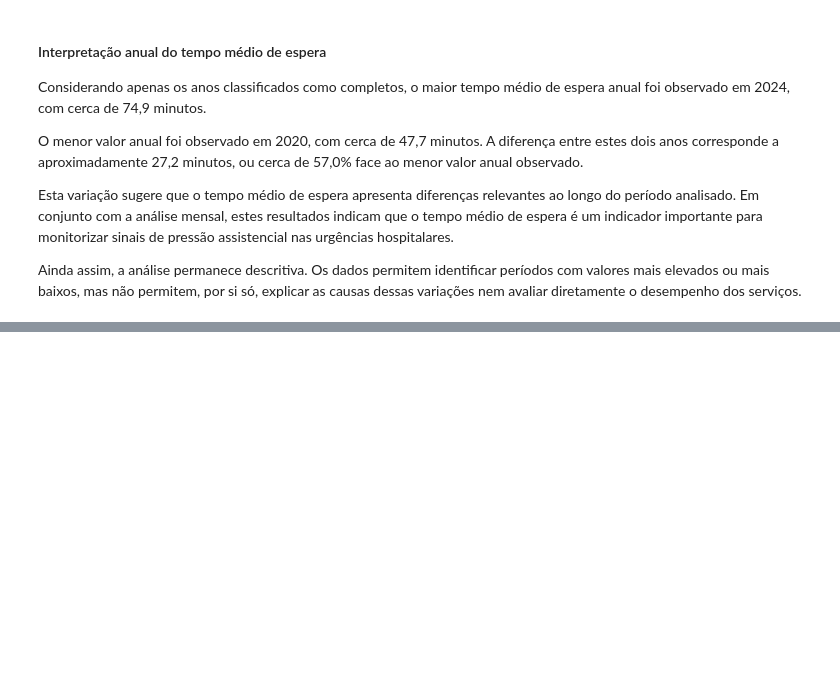
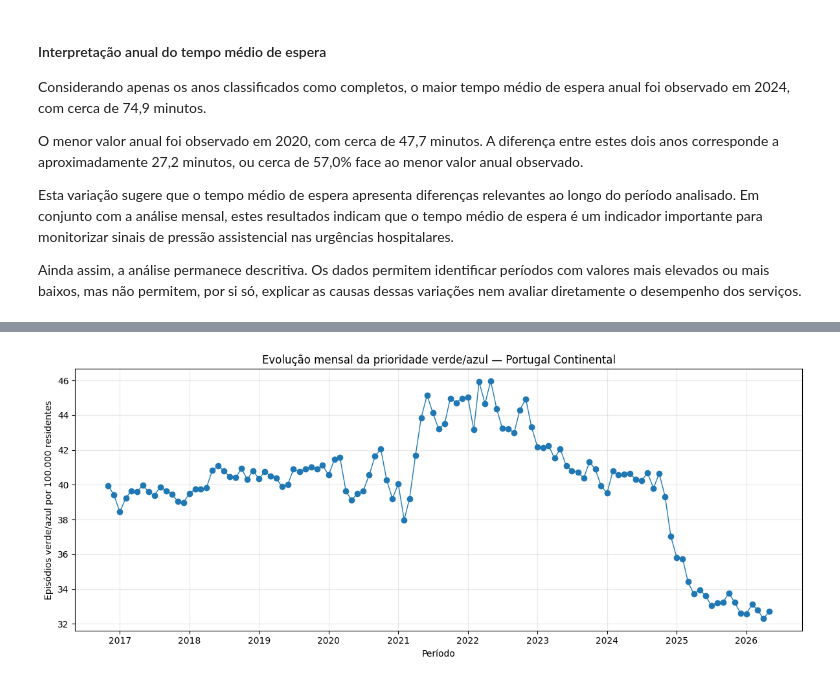
Before and after one commit to ivomargarido/ed-crowding-sns-portugal, a Jupyter notebook: notebooks/01_eda_monitorizacao_urgencias_sns.ipynb, the cells around one changed output, grey strips where cells are left out. Cells and saved outputs as stored; diff of their text form; code cells hidden in the pictures; blank space fills up the shorter version.

```diff
--- a/notebooks/01_eda_monitorizacao_urgencias_sns.ipynb
+++ b/notebooks/01_eda_monitorizacao_urgencias_sns.ipynb
@@ -1250,0 +1578,33 @@ Ainda assim, a análise permanece descritiva. Os dados permitem identificar per
+# %%
+# Cria a figura e o eixo do gráfico
+fig, ax = plt.subplots(figsize=(12, 5))
+
+# Cria a linha temporal com a média mensal da taxa de prioridade verde/azul
+ax.plot(
+    df_nacional_mensal["periodo_mes"],
+    df_nacional_mensal["prioridade_verde_azul_media"],
+    marker="o",
+    linewidth=1
+)
+
+# Define título e nomes dos eixos
+ax.set_title("Evolução mensal da prioridade verde/azul — Portugal Continental")
+ax.set_xlabel("Período")
+ax.set_ylabel("Episódios verde/azul por 100.000 residentes")
+
+# Adiciona grelha para facilitar a leitura
+ax.grid(True, alpha=0.3)
+
+# Ajusta o layout do gráfico
+plt.tight_layout()
+
+# Guarda o gráfico em formato PNG para usar no relatório e no GitHub
+plt.savefig(
+    FIGURES_DIR / "evolucao_mensal_prioridade_verde_azul_portugal_continental.png",
+    dpi=300
+)
+
+# Mostra o gráfico no notebook
+plt.show()
+# %% [output]
+[figure, added]
```
Also changed, not shown: parts of 30 cells of this notebook, 4 other files.
